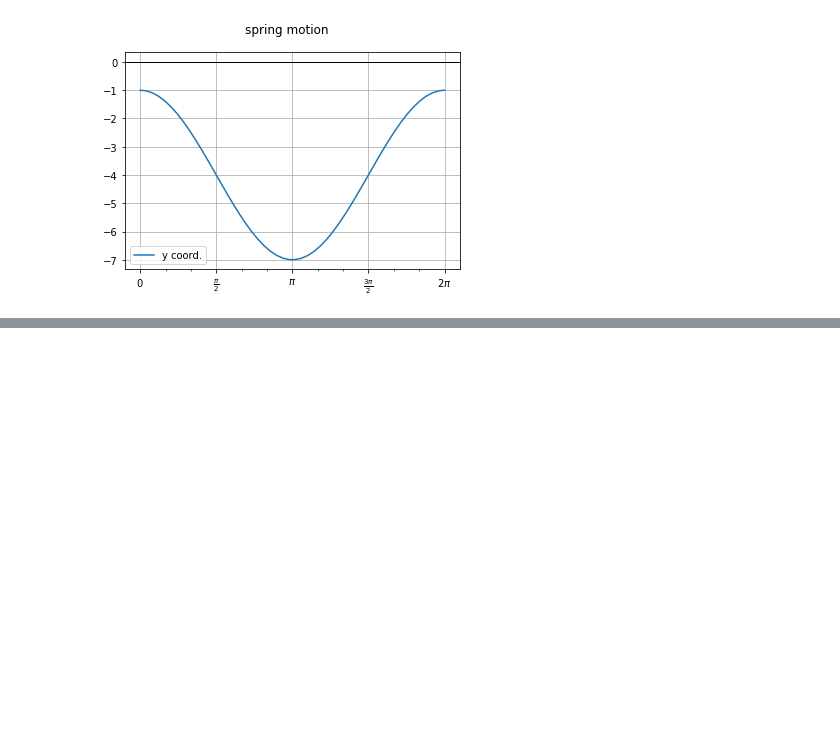
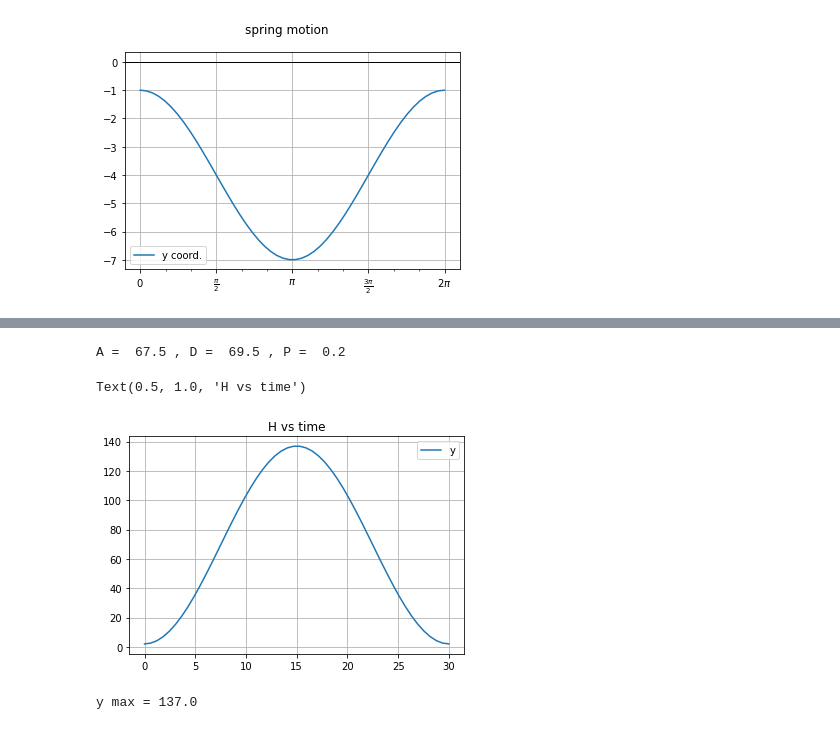
Before and after one commit to solisgb/jpnb, a Jupyter notebook: pre_calc_ex/Trig_func.ipynb, the cells around one changed output, grey strips where cells are left out. Drawn from its saved outputs; the diff is of its cells as text; code cells hidden in the pictures; blank space fills up the shorter version.

```diff
--- a/pre_calc_ex/Trig_func.ipynb
+++ b/pre_calc_ex/Trig_func.ipynb
@@ -201,0 +220,25 @@ xy(x , [y,], ['y coord.', ], 'spring motion')
+# %%
+# Amplitude
+A = 135 / 2
+# Midline
+D = A + 2
+# Period
+P = 2 * np.pi / 30
+print('A = ', A, ', D = ', D, ', P = ', f'{P:0.1f}')
+# %% [output]
+A =  67.5 , D =  69.5 , P =  0.2
+# %%
+x = np.linspace(15, 15+30, 50)
+xfw = sinusoidal(np.sin, x, a=A, b=P, d=D )
+yfw = sinusoidal(np.cos, x, a=A, b=P, d=D )
+plt.plot(x-15, yfw, label='y')
+plt.legend()
+plt.grid()
+plt.title('H vs time')
+# %% [output]
+Text(0.5, 1.0, 'H vs time')
+[figure, added]
+# %%
+print('y max =', sinusoidal(np.cos, 30, a=A, b=P, d=D ))
+# %% [output]
+y max = 137.0
```
Also changed, not shown: parts of 34 cells of this notebook, 1 other file.
